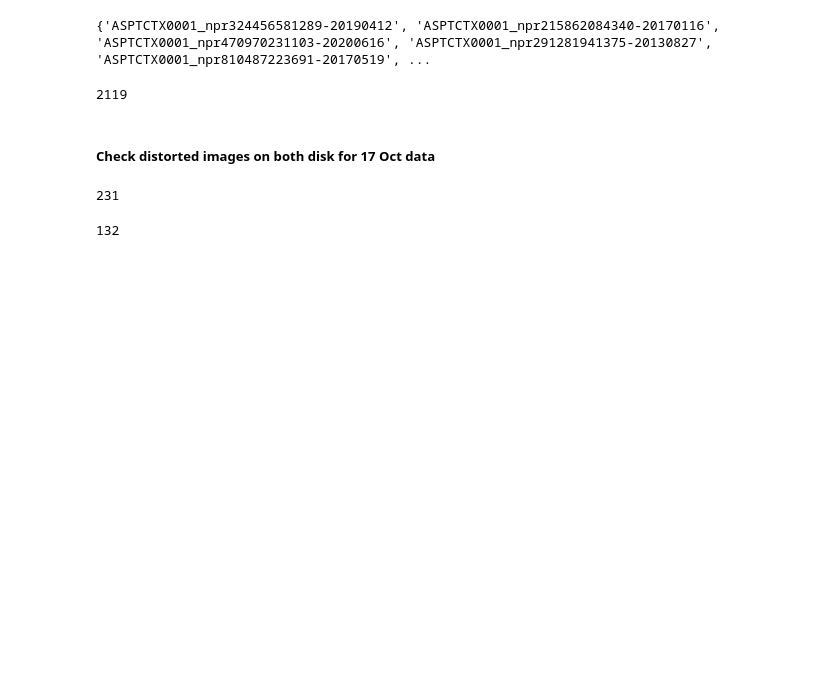
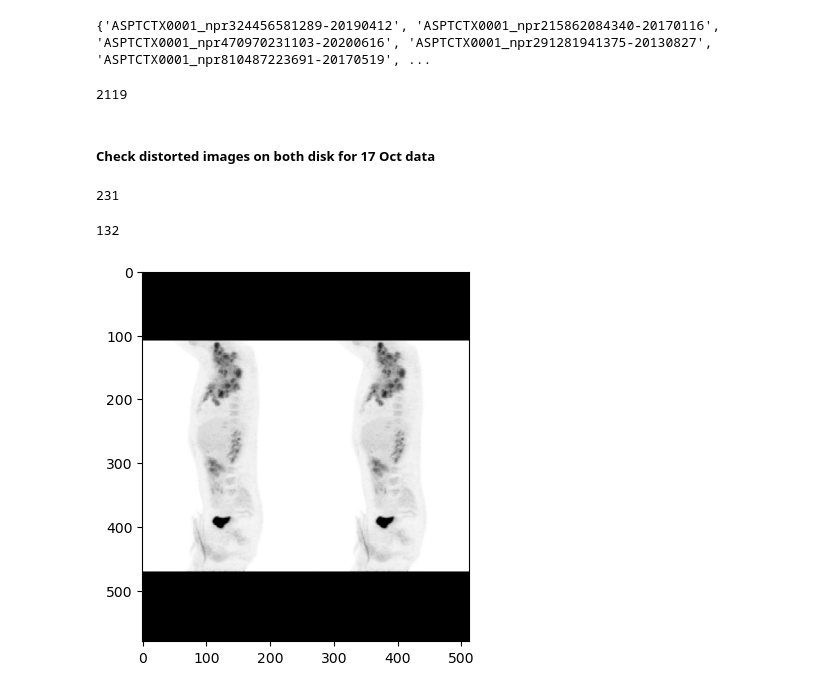
Before and after one commit to NickosKal/UCAN-PET-CT-image-data-handling-pipeline, a Jupyter notebook: testing_scripts/testpatientsondisk1and2.ipynb, the cells around one changed output. Saved outputs shown, nothing was run; the diff lists cells and outputs as text; code cells hidden in the pictures; blank space fills up the shorter version.

```diff
--- a/testing_scripts/testpatientsondisk1and2.ipynb
+++ b/testing_scripts/testpatientsondisk1and2.ipynb
@@ -691,3 +691,13 @@ len(distorted['wd']) + len(distorted['bd'])
 # %%
 # %% [output]
 132
+# %%
+import numpy as np
+from PIL import Image
+import matplotlib.pyplot as plt
+image = np.load("/media/andres/T7 Shield1/UCAN_project/collages/lpr385705046400/20140313/CT_air.npy")
+# %%
+plt.imshow(image, cmap="gray")
+plt.show()
+# %% [output]
+[figure, added]
```
Also changed, not shown: 4 other files.
